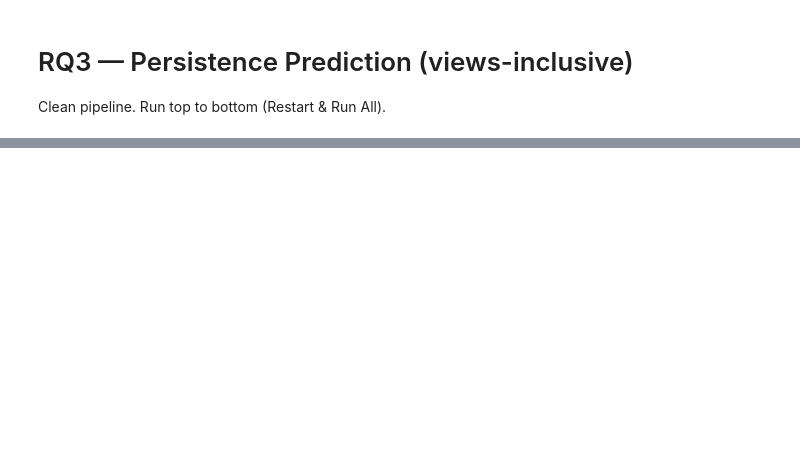
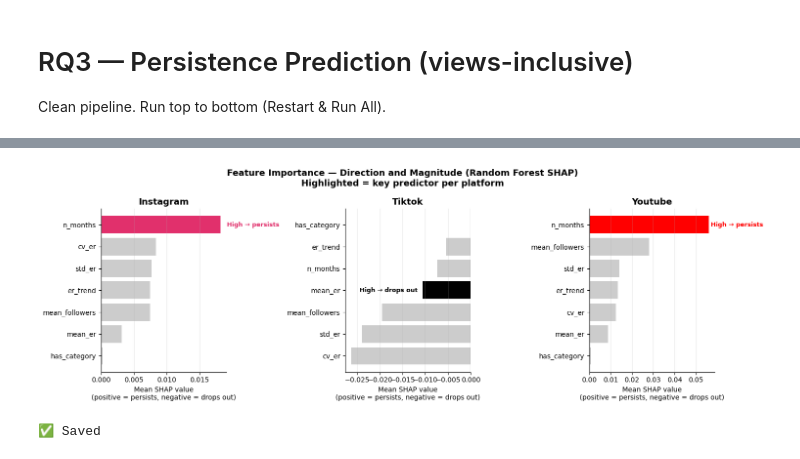
Before and after one commit to francesco-gramegna/cross_platform_analysis, a Jupyter notebook: 8 - rq3/scripts/rq3_ml_clean.ipynb, the cells around one changed output, grey strips where cells are left out. Drawn from its saved outputs; the diff is of its cells as text; code cells hidden in the pictures; blank space fills up the shorter version.

```diff
--- a/8 - rq3/scripts/rq3_ml_clean.ipynb
+++ b/8 - rq3/scripts/rq3_ml_clean.ipynb
@@ -303,0 +498,75 @@ for platform in PLATFORMS:
+# %%
+fig, axes = plt.subplots(1, 3, figsize=(15, 5))
+
+KEY_FEATURES = {
+    'instagram': ('n_months',  'High → persists'),
+    'tiktok':    ('mean_er',   'High → drops out'),
+    'youtube':   ('n_months',  'High → persists')
+}
+
+for ax, platform in zip(axes, PLATFORMS):
+    sub      = features[features['platform'] == platform].copy()
+    X        = sub[FEATURE_COLS].values
+    y        = sub['persisted'].values
+    scaler   = StandardScaler()
+    X_scaled = scaler.fit_transform(X)
+
+    best_rf = [r['best_params'] for r in results_tuned
+               if r['platform'] == platform
+               and r['model'] == 'Random Forest'][0]
+
+    rf = RandomForestClassifier(
+        class_weight='balanced', n_estimators=500,
+        random_state=42, **best_rf)
+    rf.fit(X_scaled, y)
+
+    explainer   = shap.TreeExplainer(rf)
+    shap_values = explainer.shap_values(X_scaled)
+    sv = shap_values[1] if isinstance(shap_values, list) \
+         else shap_values[:, :, 1]
+
+    # Mean SHAP per feature — signed (not absolute)
+    mean_shap = sv.mean(axis=0)
+    shap_df   = pd.DataFrame({
+        'feature':    FEATURE_COLS,
+        'mean_shap':  mean_shap
+    }).sort_values('mean_shap', ascending=True)
+
+    key_feat, annotation = KEY_FEATURES[platform]
+    colors_bar = [
+        COLORS[platform] if f == key_feat else '#CCCCCC'
+        for f in shap_df['feature']
+    ]
+
+    bars = ax.barh(shap_df['feature'], shap_df['mean_shap'],
+                   color=colors_bar, edgecolor='none')
+    ax.axvline(0, color='black', linewidth=0.8)
+
+    # Annotate key feature
+    key_val = shap_df[shap_df['feature'] == key_feat]['mean_shap'].values[0]
+    ha      = 'left' if key_val >= 0 else 'right'
+    offset  = 0.001 if key_val >= 0 else -0.001
+    ax.text(key_val + offset,
+            list(shap_df['feature']).index(key_feat),
+            annotation, va='center', fontsize=9,
+            fontweight='bold', color=COLORS[platform],
+            ha=ha)
+
+    ax.set_title(platform.capitalize(), fontweight='bold', fontsize=13)
+    ax.set_xlabel('Mean SHAP value\n(positive = persists, negative = drops out)')
+    ax.grid(axis='x', alpha=0.3)
+    ax.spines['top'].set_visible(False)
+    ax.spines['right'].set_visible(False)
+
+fig.suptitle(
+    'Feature Importance — Direction and Magnitude (Random Forest SHAP)\n'
+    'Highlighted = key predictor per platform',
+    fontweight='bold', fontsize=13
+)
+plt.tight_layout()
+plt.savefig(OUT_PATH / 'shap_focused.png', bbox_inches='tight', dpi=150)
+plt.show()
+print("✅ Saved")
+# %% [output]
+[figure, added]
+✅ Saved
```
Also changed, not shown: parts of 10 cells of this notebook, 11 other files.
